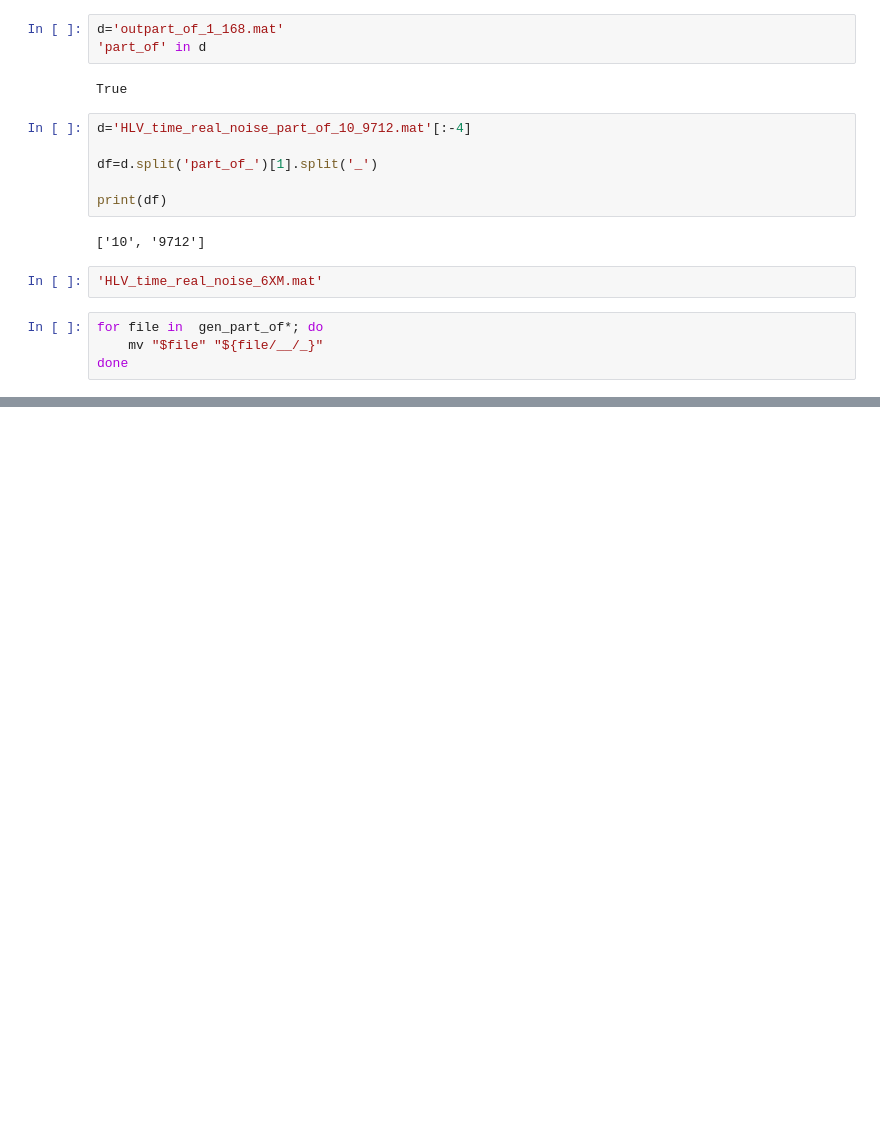
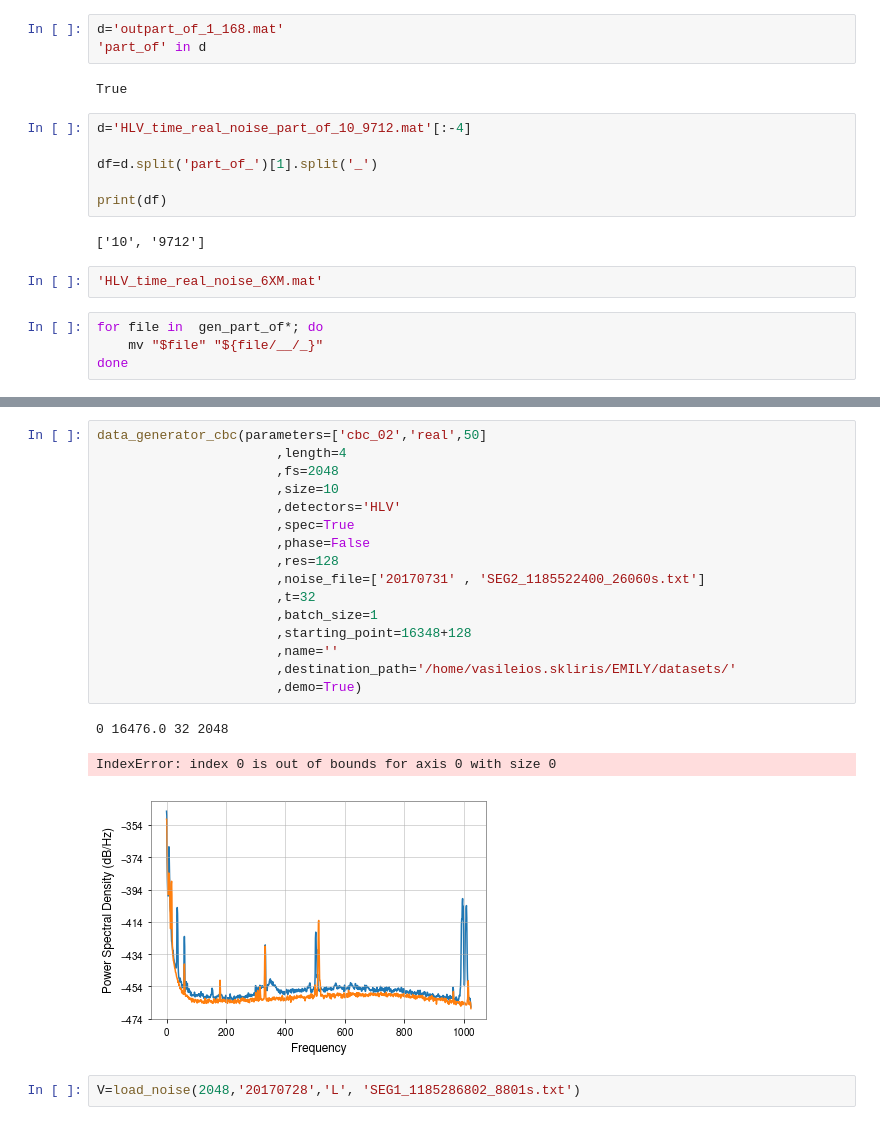
Before and after one commit to SkVassilis/EMILY, a Jupyter notebook: notepad.ipynb, the cells around one changed output, grey strips where cells are left out. Saved outputs shown, nothing was run; the diff lists cells and outputs as text; blank space fills up the shorter version.

```diff
--- a/notepad.ipynb
+++ b/notepad.ipynb
@@ -287,0 +284,22 @@ done
+# %%
+data_generator_cbc(parameters=['cbc_02','real',50]
+                       ,length=4
+                       ,fs=2048
+                       ,size=10
+                       ,detectors='HLV'
+                       ,spec=True
+                       ,phase=False
+                       ,res=128
+                       ,noise_file=['20170731' , 'SEG2_1185522400_26060s.txt']
+                       ,t=32
+                       ,batch_size=1
+                       ,starting_point=16348+128
+                       ,name=''
+                       ,destination_path='/home/vasileios.skliris/EMILY/datasets/'
+                       ,demo=True)
+# %% [output]
+0 16476.0 32 2048
+IndexError: index 0 is out of bounds for axis 0 with size 0
+[figure, added]
+# %%
+V=load_noise(2048,'20170728','L', 'SEG1_1185286802_8801s.txt')
```
Also changed, not shown: parts of 8 cells of this notebook, 2 other files.
